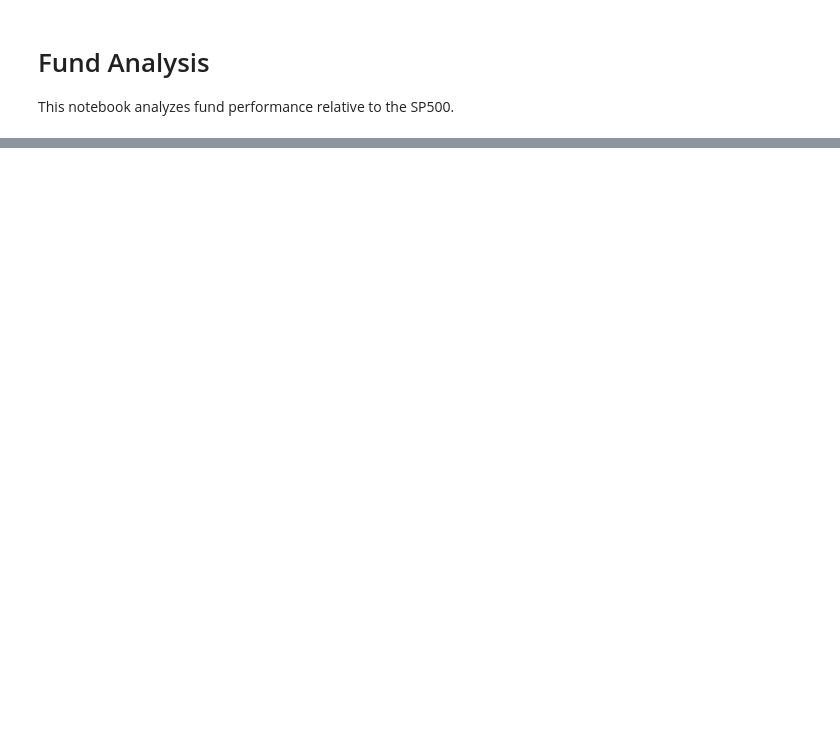
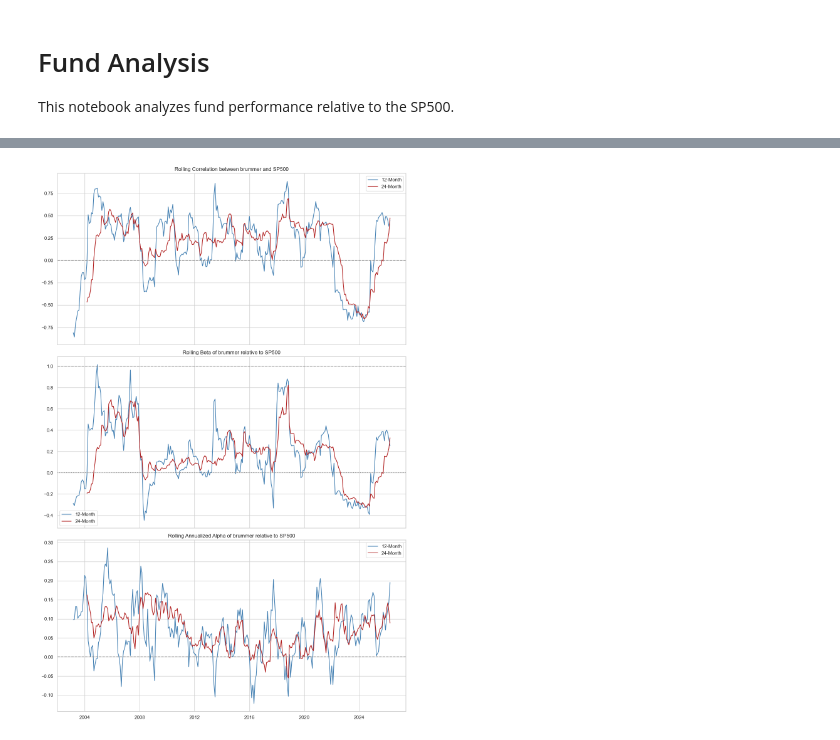
Before and after one commit to arthurdhonneur7/athenee_hf_portfolio, a Jupyter notebook: single_fund_analysis/general_analysis.ipynb, the cells around one changed output, grey strips where cells are left out. Drawn from its saved outputs; the diff is of its cells as text; code cells hidden in the pictures; blank space fills up the shorter version.

```diff
--- a/single_fund_analysis/general_analysis.ipynb
+++ b/single_fund_analysis/general_analysis.ipynb
@@ -3,7 +3,7 @@
 This notebook analyzes fund performance relative to the SP500.
 # %%
 # SET THE FUND COLUMN NAME HERE
-FUND_NAME = 'gator'
+FUND_NAME = 'brummer'
 # %%
 import pandas as pd
 import numpy as np
@@ -74,11 +172,11 @@ print(f"Regression Beta:               {beta:.4f} (t-stat: {beta_tstat:.4f})")
 # %%
 # Upside / Downside Capture
-up_months = df[df['sp500'] > 0]
-down_months = df[df['sp500'] < 0]
+up_months = df[sp500_pos_mask]
+down_months = df[sp500_neg_mask]
 
 up_capture = up_months[fund_col].mean() / up_months['sp500'].mean()
 down_capture = down_months[fund_col].mean() / down_months['sp500'].mean()
 
 print("--- Capture Ratios ---")
-print(f"Upside Capture:   {up_capture:.4f}")
-print(f"Downside Capture: {down_capture:.4f}")
+print(f"Upside Capture:   {up_capture:.4f} (n={len(up_months)})")
+print(f"Downside Capture: {down_capture:.4f} (n={len(down_months)})")
@@ -128,0 +245,42 @@ plt.show()
+# %%
+# Rolling Metrics (12-month and 24-month)
+roll_corr_12 = fund.rolling(12).corr(sp500)
+roll_corr_24 = fund.rolling(24).corr(sp500)
+
+X_roll = sm.add_constant(sp500)
+roll_model_12 = RollingOLS(fund, X_roll, window=12).fit()
+roll_alpha_12 = roll_model_12.params['const'] * 12
+roll_beta_12 = roll_model_12.params['sp500']
+
+roll_model_24 = RollingOLS(fund, X_roll, window=24).fit()
+roll_alpha_24 = roll_model_24.params['const'] * 12
+roll_beta_24 = roll_model_24.params['sp500']
+
+fig, axes = plt.subplots(3, 1, figsize=(12, 18), sharex=True)
+
+# Rolling Correlation
+axes[0].plot(roll_corr_12, label='12-Month', color='steelblue')
+axes[0].plot(roll_corr_24, label='24-Month', color='firebrick')
+axes[0].axhline(0, color='grey', linestyle='--')
+axes[0].set_title(f'Rolling Correlation between {fund_col} and SP500')
+axes[0].legend()
+
+# Rolling Beta
+axes[1].plot(roll_beta_12, label='12-Month', color='steelblue')
+axes[1].plot(roll_beta_24, label='24-Month', color='firebrick')
+axes[1].axhline(1, color='grey', linestyle='--')
+axes[1].axhline(0, color='grey', linestyle=':')
+axes[1].set_title(f'Rolling Beta of {fund_col} relative to SP500')
+axes[1].legend()
+
+# Rolling Alpha
+axes[2].plot(roll_alpha_12, label='12-Month', color='steelblue')
+axes[2].plot(roll_alpha_24, label='24-Month', color='firebrick')
+axes[2].axhline(0, color='grey', linestyle='--')
+axes[2].set_title(f'Rolling Annualized Alpha of {fund_col} relative to SP500')
+axes[2].legend()
+
+plt.tight_layout()
+plt.show()
+# %% [output]
+[figure, added]
```
Also changed, not shown: parts of 9 cells of this notebook, 1 other file.
